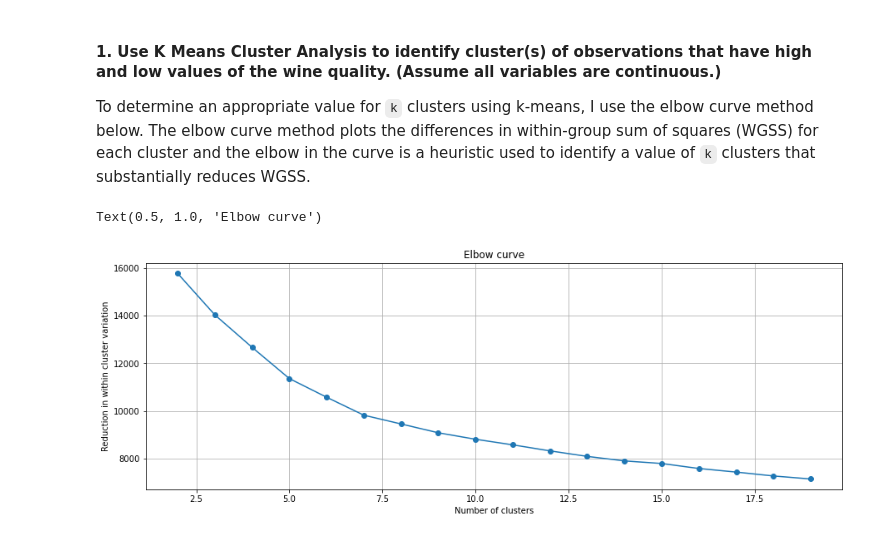
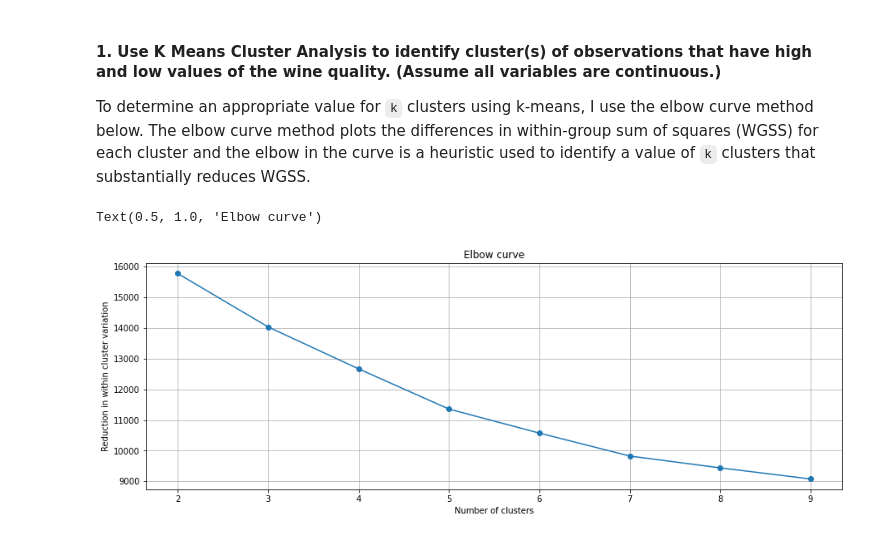
Before and after one commit to gzlupko/gr5073_ML, a Jupyter notebook: hw_assignments/hw3.ipynb, the cells around one changed output. Drawn from its saved outputs; the diff is of its cells as text; code cells hidden in the pictures.

```diff
--- a/hw_assignments/hw3.ipynb
+++ b/hw_assignments/hw3.ipynb
@@ -29,7 +35,7 @@ Next, I scale the data
 from sklearn import preprocessing
 scaler = preprocessing.StandardScaler()
 scaler.fit(red_wine)
-wine_scaled = scaler.transform(red_wine)
+wine_scaled = pd.DataFrame(scaler.transform(red_wine), columns = red_wine.columns) # retains col names for later use
 
 # inspect data again to confirm that it was scaled
 print(wine_scaled)
@@ -51,23 +64,25 @@ To determine an appropriate value for `k` clusters using k-means, I use the elbo
 # %%
 from sklearn.cluster import KMeans
 from matplotlib import pyplot as plt
+import warnings
+warnings.filterwarnings('ignore') # disabling warnings for this code chunk
 
 within_cluster_variance = [] # initiate empty list with no data
 
 # build models for range of ks from 2 to 20
-for k in range(2, 20):
+for k in range(2, 10):
     kmeans = KMeans(n_clusters=k)
     kmeans.fit(wine_scaled)
     within_cluster_variance.append(kmeans.inertia_)
 
 fig = plt.figure(figsize=(15, 5))
-plt.plot(range(2, 20), within_cluster_variance, marker='o')
+plt.plot(range(2, 10), within_cluster_variance, marker='o')
 plt.grid(True)
 plt.xlabel('Number of clusters')
 plt.ylabel('Reduction in within cluster variation')
 
 plt.title('Elbow curve')  #Choose k at elbow of plot as a general rule.  We want a small enough number of categories to
                           # such that we can still learn something meaningful from them via exploration of our variables.
 # %% [output]
 Text(0.5, 1.0, 'Elbow curve')
-[figure, old version]
+[figure, new version]
```
Also changed, not shown: parts of 10 cells of this notebook.
